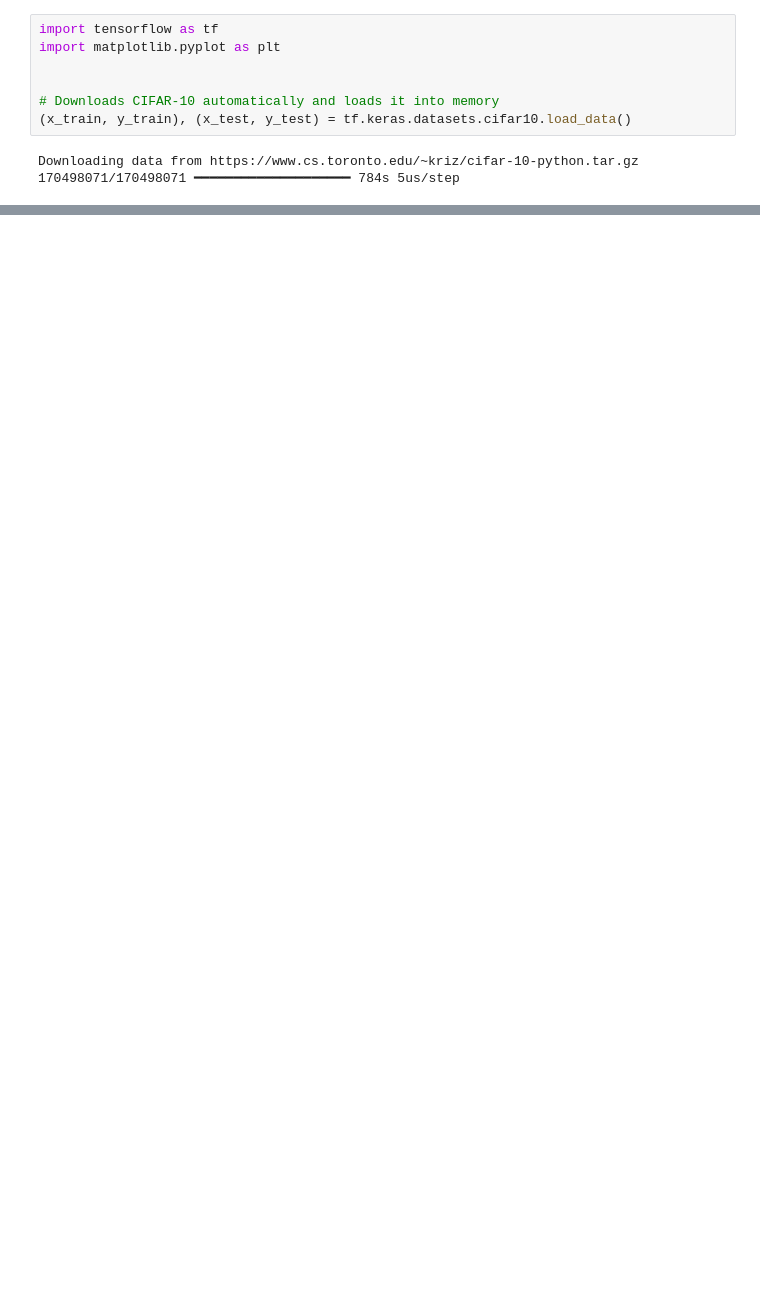
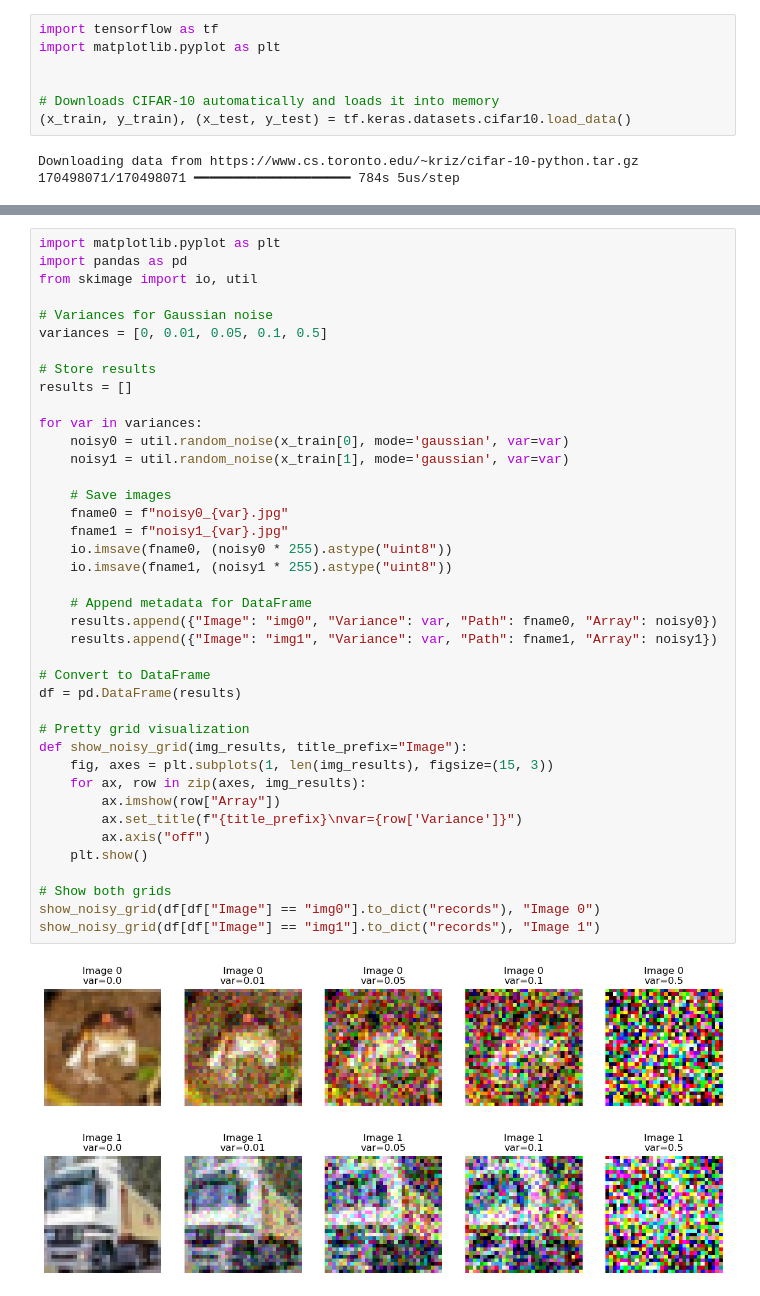
Before and after one commit to Villinger1999/Bachelor, a Jupyter notebook: brisque_assesment.ipynb, the cells around one changed output, grey strips where cells are left out. Drawn from its saved outputs; the diff is of its cells as text; blank space fills up the shorter version.

```diff
--- a/brisque_assesment.ipynb
+++ b/brisque_assesment.ipynb
@@ -69 +19,44 @@ for var in v:
+# %%
+import matplotlib.pyplot as plt
+import pandas as pd
+from skimage import io, util
+
+# Variances for Gaussian noise
+variances = [0, 0.01, 0.05, 0.1, 0.5]
+
+# Store results
+results = []
+
+for var in variances:
+    noisy0 = util.random_noise(x_train[0], mode='gaussian', var=var)
+    noisy1 = util.random_noise(x_train[1], mode='gaussian', var=var)
+
+    # Save images
+    fname0 = f"noisy0_{var}.jpg"
+    fname1 = f"noisy1_{var}.jpg"
+    io.imsave(fname0, (noisy0 * 255).astype("uint8"))
+    io.imsave(fname1, (noisy1 * 255).astype("uint8"))
+
+    # Append metadata for DataFrame
+    results.append({"Image": "img0", "Variance": var, "Path": fname0, "Array": noisy0})
+    results.append({"Image": "img1", "Variance": var, "Path": fname1, "Array": noisy1})
+
+# Convert to DataFrame
+df = pd.DataFrame(results)
+
+# Pretty grid visualization
+def show_noisy_grid(img_results, title_prefix="Image"):
+    fig, axes = plt.subplots(1, len(img_results), figsize=(15, 3))
+    for ax, row in zip(axes, img_results):
+        ax.imshow(row["Array"])
+        ax.set_title(f"{title_prefix}\nvar={row['Variance']}")
+        ax.axis("off")
+    plt.show()
+
+# Show both grids
+show_noisy_grid(df[df["Image"] == "img0"].to_dict("records"), "Image 0")
+show_noisy_grid(df[df["Image"] == "img1"].to_dict("records"), "Image 1")
+# %% [output]
+[figure, added]
+[figure, added]
 # %%
```
Also changed, not shown: parts of 3 cells of this notebook, 13 other files.
